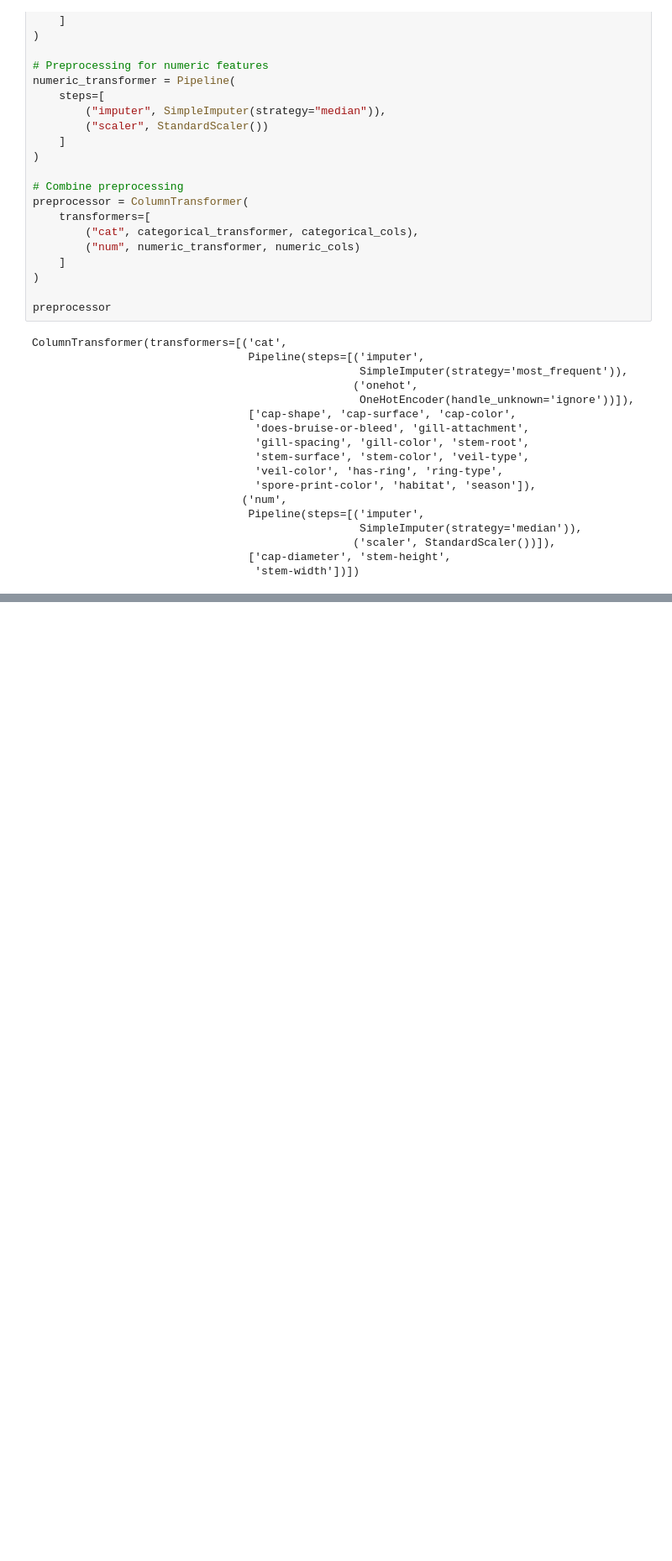
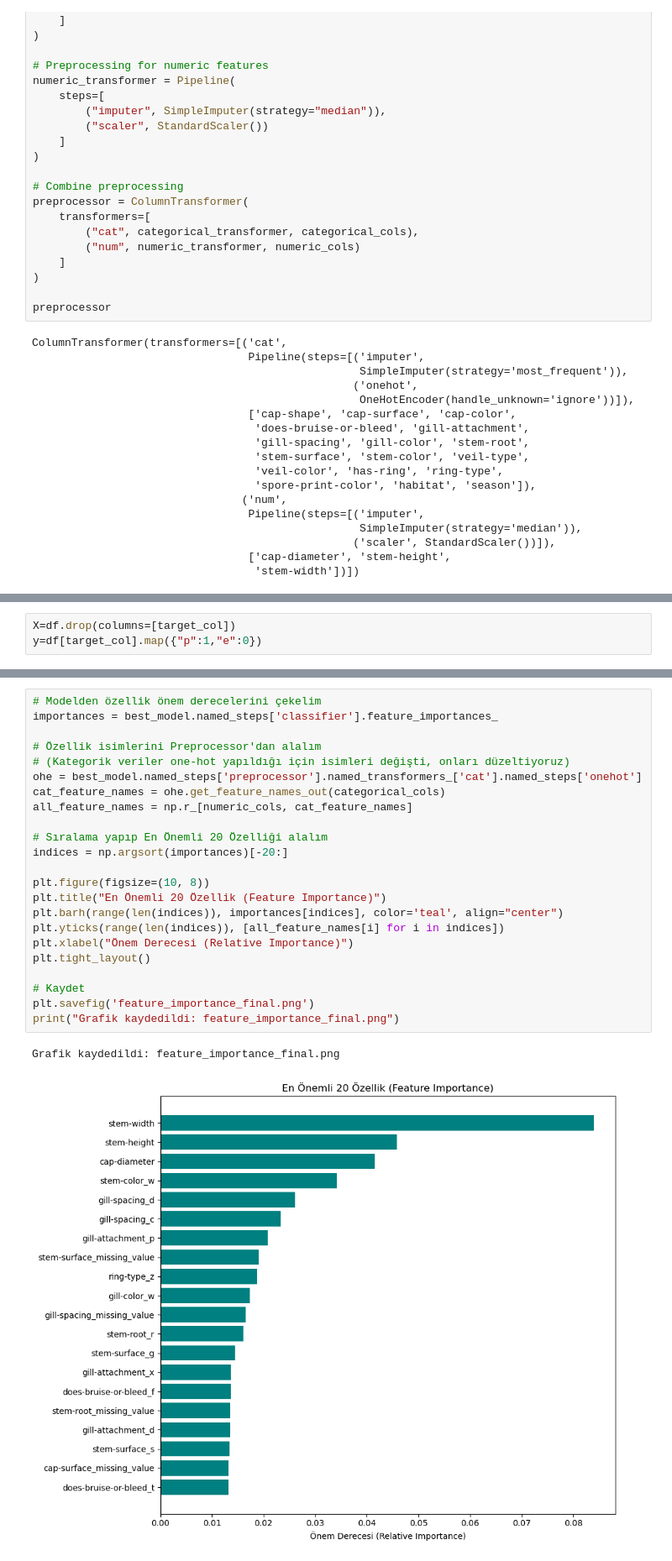
Before and after one commit to yusuferenaykurtt/ML_Final, a Jupyter notebook: notebook/mushroom_classification.ipynb, the cells around one changed output, grey strips where cells are left out. Shown at 84% size. Drawn from its saved outputs; the diff is of its cells as text; blank space fills up the shorter version.

```diff
--- a/notebook/mushroom_classification.ipynb
+++ b/notebook/mushroom_classification.ipynb
@@ -219,0 +217,3 @@ logreg_accuracy, logreg_precision, logreg_recall, logreg_f1
+# %%
+X=df.drop(columns=[target_col])
+y=df[target_col].map({"p":1,"e":0})
@@ -219,0 +333,26 @@ logreg_accuracy, logreg_precision, logreg_recall, logreg_f1
+# %%
+# Modelden özellik önem derecelerini çekelim
+importances = best_model.named_steps['classifier'].feature_importances_
+
+# Özellik isimlerini Preprocessor'dan alalım
+# (Kategorik veriler one-hot yapıldığı için isimleri değişti, onları düzeltiyoruz)
+ohe = best_model.named_steps['preprocessor'].named_transformers_['cat'].named_steps['onehot']
+cat_feature_names = ohe.get_feature_names_out(categorical_cols)
+all_feature_names = np.r_[numeric_cols, cat_feature_names]
+
+# Sıralama yapıp En Önemli 20 Özelliği alalım
+indices = np.argsort(importances)[-20:]
+
+plt.figure(figsize=(10, 8))
+plt.title("En Önemli 20 Özellik (Feature Importance)")
+plt.barh(range(len(indices)), importances[indices], color='teal', align="center")
+plt.yticks(range(len(indices)), [all_feature_names[i] for i in indices])
+plt.xlabel("Önem Derecesi (Relative Importance)")
+plt.tight_layout()
+
+# Kaydet
+plt.savefig('feature_importance_final.png')
+print("Grafik kaydedildi: feature_importance_final.png")
+# %% [output]
+Grafik kaydedildi: feature_importance_final.png
+[figure, added]
```
Also changed, not shown: parts of 12 cells of this notebook, 3 other files.
